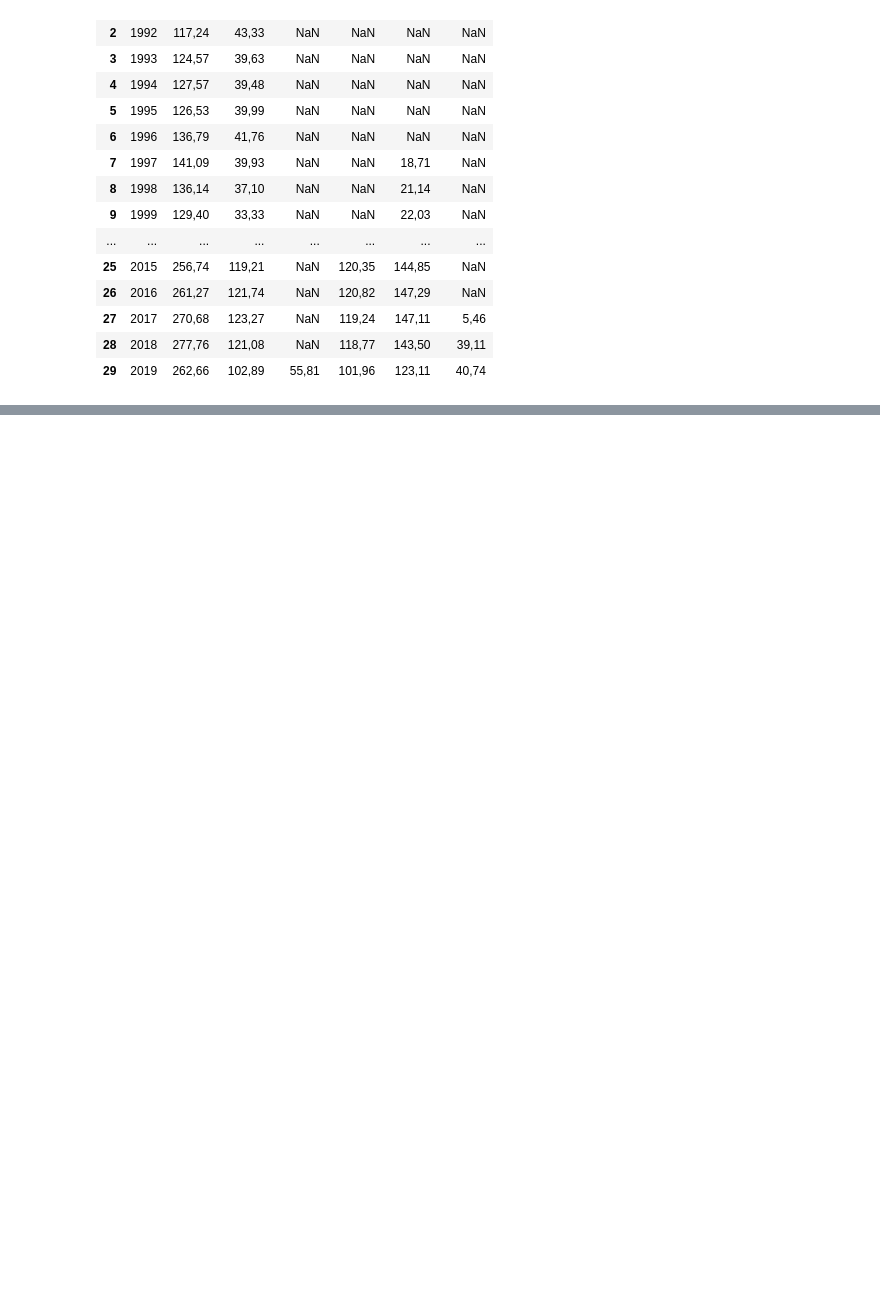
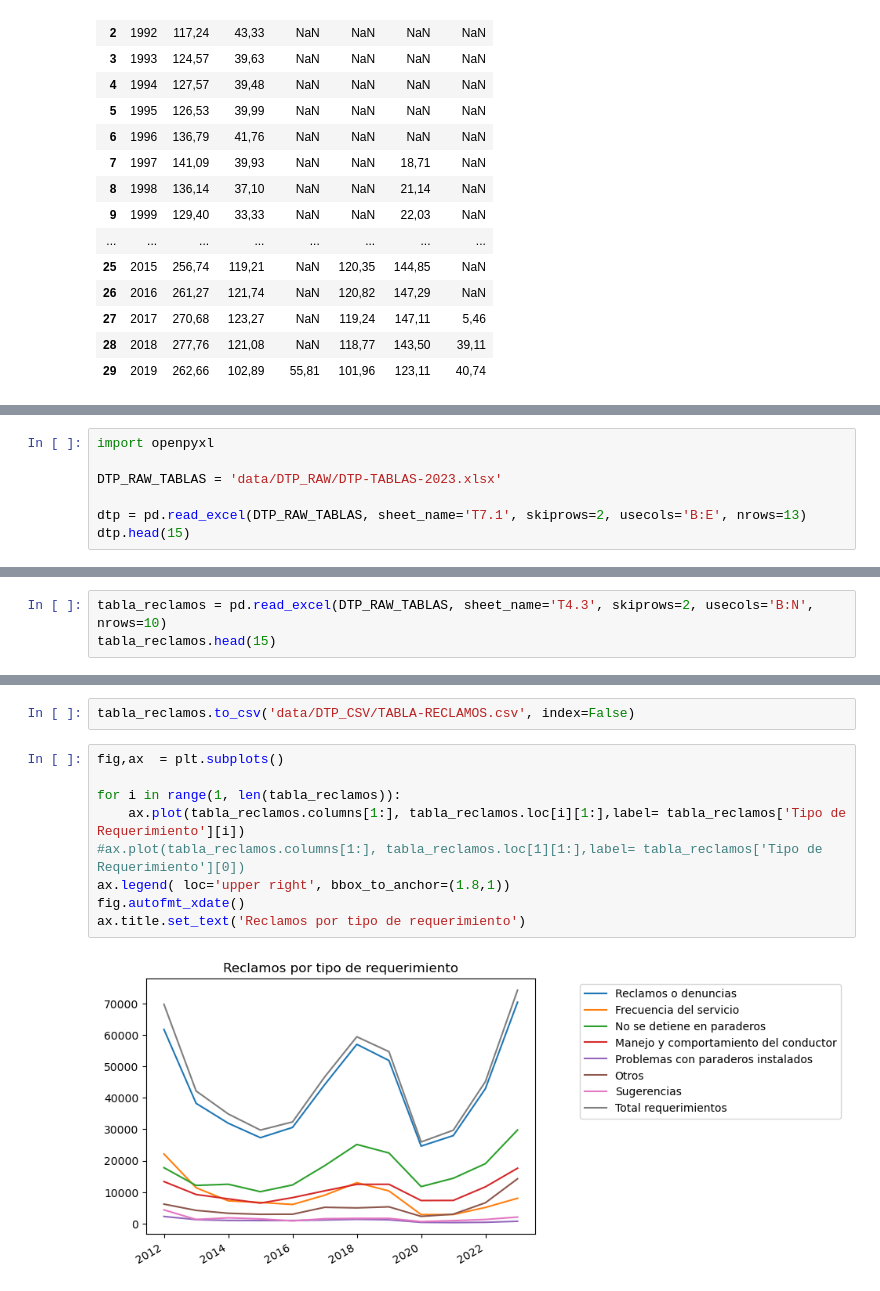
Before and after one commit to canija2000/IMT2200-Proyecto-Grupal, a Jupyter notebook: data.ipynb, the cells around one changed output, grey strips where cells are left out. Saved outputs shown, nothing was run; the diff lists cells and outputs as text; blank space fills up the shorter version.

```diff
--- a/data.ipynb
+++ b/data.ipynb
@@ -28,0 +62,7 @@ pasajeros.head(30)
+# %%
+import openpyxl
+
+DTP_RAW_TABLAS = 'data/DTP_RAW/DTP-TABLAS-2023.xlsx'
+
+dtp = pd.read_excel(DTP_RAW_TABLAS, sheet_name='T7.1', skiprows=2, usecols='B:E', nrows=13)
+dtp.head(15)
@@ -28,0 +172,3 @@ pasajeros.head(30)
+# %%
+tabla_reclamos = pd.read_excel(DTP_RAW_TABLAS, sheet_name='T4.3', skiprows=2, usecols='B:N', nrows=10)
+tabla_reclamos.head(15)
@@ -28,0 +209,13 @@ pasajeros.head(30)
+# %%
+tabla_reclamos.to_csv('data/DTP_CSV/TABLA-RECLAMOS.csv', index=False)
+# %%
+fig,ax  = plt.subplots()
+
+for i in range(1, len(tabla_reclamos)):
+    ax.plot(tabla_reclamos.columns[1:], tabla_reclamos.loc[i][1:],label= tabla_reclamos['Tipo de Requerimiento'][i])
+#ax.plot(tabla_reclamos.columns[1:], tabla_reclamos.loc[1][1:],label= tabla_reclamos['Tipo de Requerimiento'][0])
+ax.legend( loc='upper right', bbox_to_anchor=(1.8,1))
+fig.autofmt_xdate()
+ax.title.set_text('Reclamos por tipo de requerimiento')
+# %% [output]
+[figure, added]
```
Also changed, not shown: parts of 35 cells of this notebook, 6 other files.
